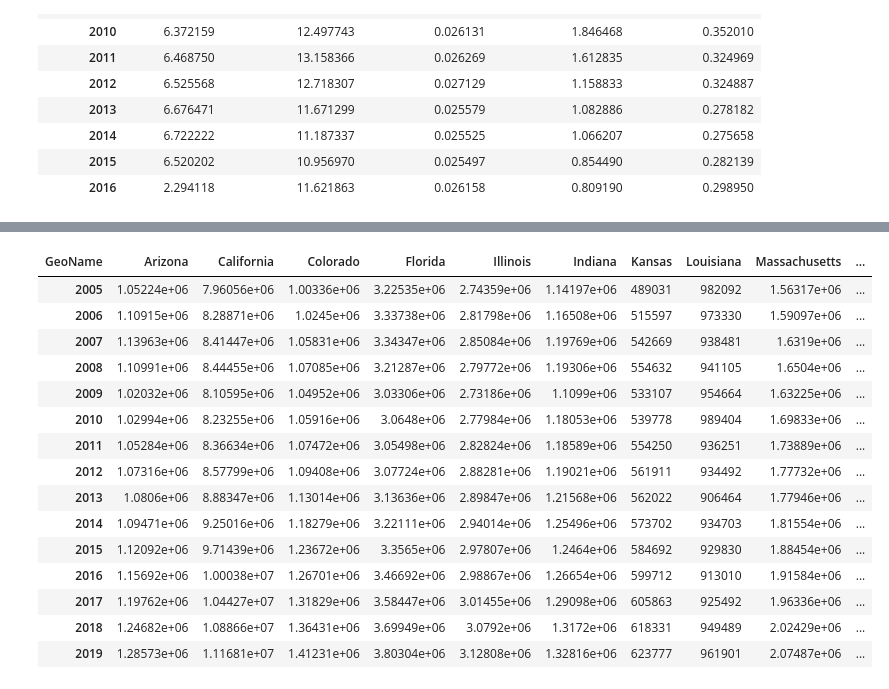
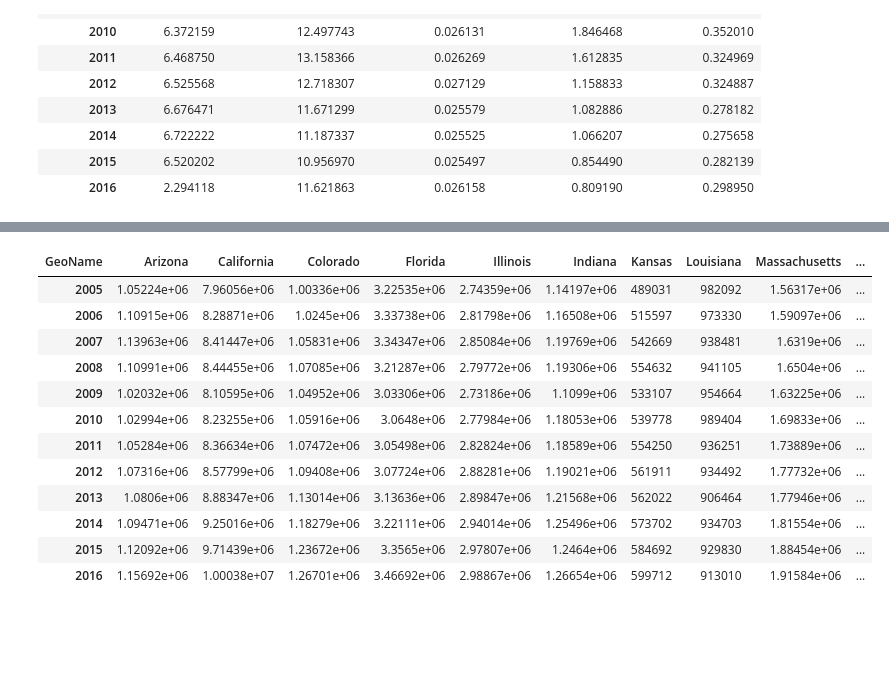
Before and after one commit to AshRC17/Project-1, a Jupyter notebook: Project 1 Charts_jv.ipynb, the cells around one changed output, grey strips where cells are left out. Saved outputs shown, nothing was run; the diff lists cells and outputs as text; code cells hidden in the pictures; blank space fills up the shorter version.

```diff
--- a/Project 1 Charts_jv.ipynb
+++ b/Project 1 Charts_jv.ipynb
@@ -107,33 +114,32 @@ gdp_df = gdp_df.drop(columns=["GeoFips"])
 
 #same states as above
 gdp_df = gdp_df[gdp_df.GeoName.isin(em_st)]
 
 #sum states
 gdp_df.loc['Total']= gdp_df.sum(numeric_only=True)
 
 gdp_df = gdp_df.groupby(gdp_df.columns.str.split(":").str[0], axis=1).sum()
 
 gdp_dft = gdp_df.T
 
 gdp_dft.columns = gdp_dft.iloc[15]
 
 gdp_dft.drop(gdp_dft.index[15], inplace=True)
 
+gdp_dft = gdp_dft.drop(['2017','2018', '2019'])
+
 gdp_dft
 # %% [output]
 | GeoName | Arizona | California | Colorado | Florida | Illinois | Indiana | Kansas | Louisiana | Massachusetts | ... |
 | 2005 | 1.05224e+06 | 7.96056e+06 | 1.00336e+06 | 3.22535e+06 | 2.74359e+06 | 1.14197e+06 | 489031 | 982092 | 1.56317e+06 | ... |
 | 2006 | 1.10915e+06 | 8.28871e+06 | 1.0245e+06 | 3.33738e+06 | 2.81798e+06 | 1.16508e+06 | 515597 | 973330 | 1.59097e+06 | ... |
 | 2007 | 1.13963e+06 | 8.41447e+06 | 1.05831e+06 | 3.34347e+06 | 2.85084e+06 | 1.19769e+06 | 542669 | 938481 | 1.6319e+06 | ... |
 | 2008 | 1.10991e+06 | 8.44455e+06 | 1.07085e+06 | 3.21287e+06 | 2.79772e+06 | 1.19306e+06 | 554632 | 941105 | 1.6504e+06 | ... |
 | 2009 | 1.02032e+06 | 8.10595e+06 | 1.04952e+06 | 3.03306e+06 | 2.73186e+06 | 1.1099e+06 | 533107 | 954664 | 1.63225e+06 | ... |
 | 2010 | 1.02994e+06 | 8.23255e+06 | 1.05916e+06 | 3.0648e+06 | 2.77984e+06 | 1.18053e+06 | 539778 | 989404 | 1.69833e+06 | ... |
 | 2011 | 1.05284e+06 | 8.36634e+06 | 1.07472e+06 | 3.05498e+06 | 2.82824e+06 | 1.18589e+06 | 554250 | 936251 | 1.73889e+06 | ... |
 | 2012 | 1.07316e+06 | 8.57799e+06 | 1.09408e+06 | 3.07724e+06 | 2.88281e+06 | 1.19021e+06 | 561911 | 934492 | 1.77732e+06 | ... |
 | 2013 | 1.0806e+06 | 8.88347e+06 | 1.13014e+06 | 3.13636e+06 | 2.89847e+06 | 1.21568e+06 | 562022 | 906464 | 1.77946e+06 | ... |
 | 2014 | 1.09471e+06 | 9.25016e+06 | 1.18279e+06 | 3.22111e+06 | 2.94014e+06 | 1.25496e+06 | 573702 | 934703 | 1.81554e+06 | ... |
 | 2015 | 1.12092e+06 | 9.71439e+06 | 1.23672e+06 | 3.3565e+06 | 2.97807e+06 | 1.2464e+06 | 584692 | 929830 | 1.88454e+06 | ... |
 | 2016 | 1.15692e+06 | 1.00038e+07 | 1.26701e+06 | 3.46692e+06 | 2.98867e+06 | 1.26654e+06 | 599712 | 913010 | 1.91584e+06 | ... |
-| 2017 | 1.19762e+06 | 1.04427e+07 | 1.31829e+06 | 3.58447e+06 | 3.01455e+06 | 1.29098e+06 | 605863 | 925492 | 1.96336e+06 | ... |
-| 2018 | 1.24682e+06 | 1.08866e+07 | 1.36431e+06 | 3.69949e+06 | 3.0792e+06 | 1.3172e+06 | 618331 | 949489 | 2.02429e+06 | ... |
-| 2019 | 1.28573e+06 | 1.11681e+07 | 1.41231e+06 | 3.80304e+06 | 3.12808e+06 | 1.32816e+06 | 623777 | 961901 | 2.07487e+06 | ... |
```
Also changed, not shown: parts of 11 cells of this notebook.
